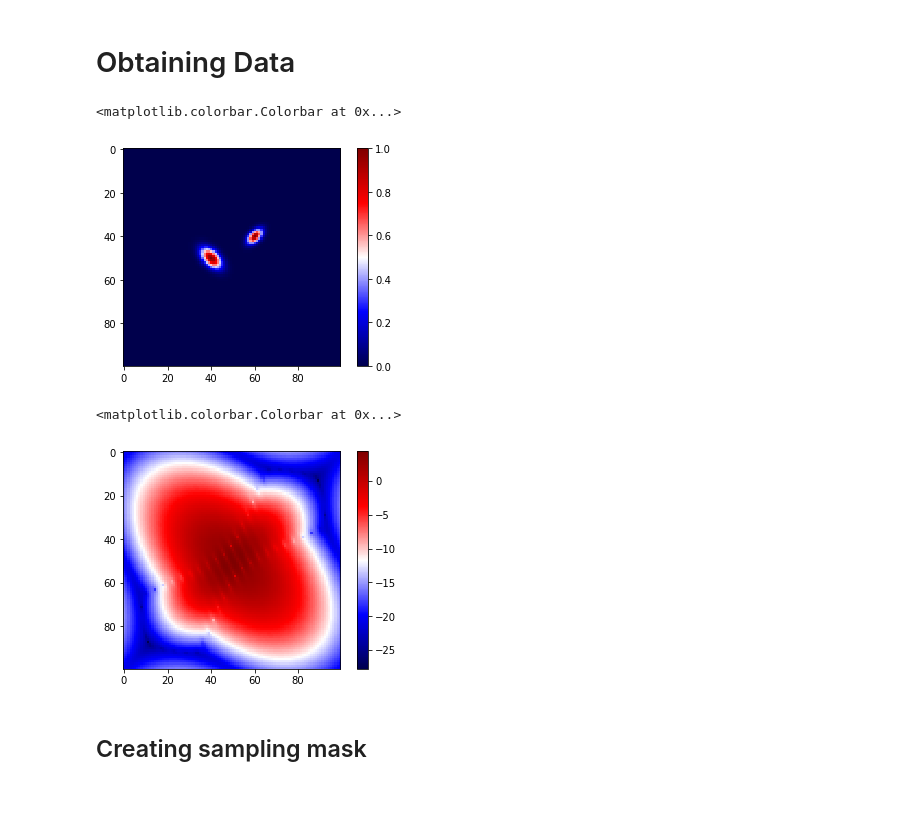
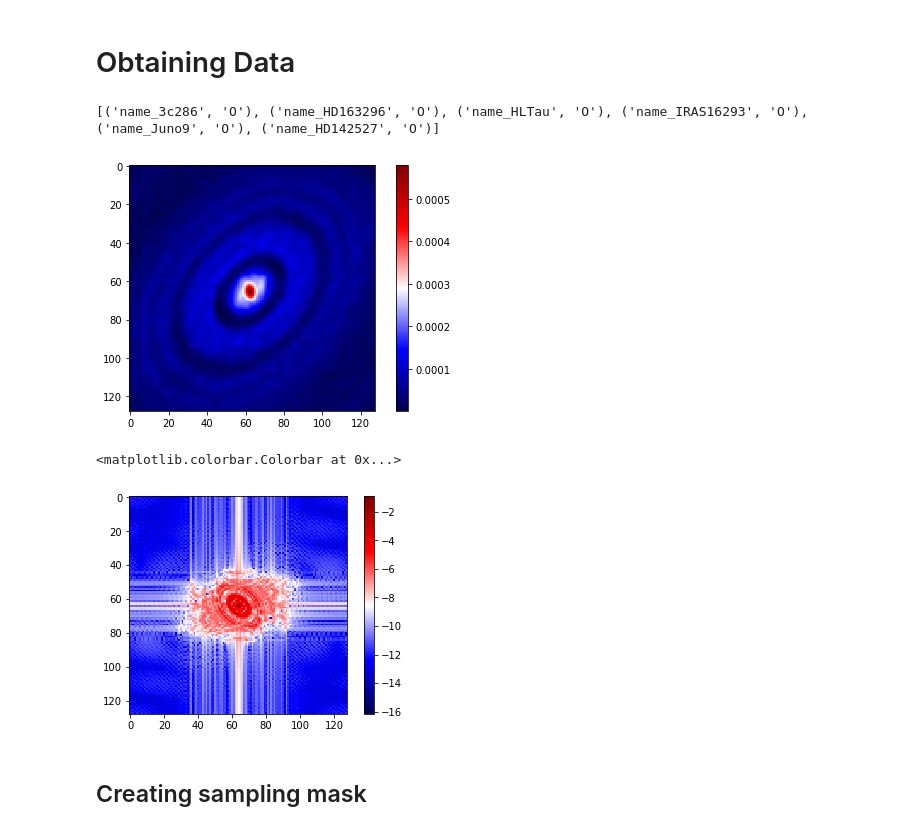
Before and after one commit to lerkoah/BayesianInterferometryIDS, a Jupyter notebook: src/testing_spectral_estimatio_model.ipynb, the cells around one changed output. Saved outputs shown, nothing was run; the diff lists cells and outputs as text; code cells hidden in the pictures; blank space fills up the shorter version.

```diff
--- a/src/testing_spectral_estimatio_model.ipynb
+++ b/src/testing_spectral_estimatio_model.ipynb
@@ -8,7 +8,7 @@ import matplotlib.pyplot as plt
 # %% [markdown]
 # Obtaining Data
 # %%
-control = 0 # 0: sinthetic; 1: real
+control = 1 # 0: sinthetic; 1: real
 mycmap = 'seismic'
 np.random.seed(51)
 # %%
@@ -51,43 +51,45 @@ if control:
     fileName = 'Dataset_ALMA_11_07_17.mat'
     fullPath = path +'/' + fileName
     data = sio.loadmat(fullPath)
-    imageName = 'name_HD142527'
+    imageName = 'name_HLTau'
     img = data['Dataset'][imageName][0,0]['size_128x128'][0,0]
     IMAGE_SIZE_X, IMAGE_SIZE_Y = img.shape
     x = np.arange(IMAGE_SIZE_X)
     y = np.arange(IMAGE_SIZE_Y)
 
     print(data['Dataset'].dtype)
 elif not control:
     x = np.arange(100)
     y = np.arange(100)
 
     s1 = np.array([20,10])
     s2 = np.array([20,10])
     s12 = np.array([10,-5])
 
     a = -0.5*s2/(s1*s2-s12**2)
     b = -0.5*s1/(s1*s2-s12**2)
     c = s12/(s1*s2-s12**2)
 #     invSigma = np.array([[-2.*a,-c],[-c, -2.*b]])
 #     print(np.linalg.inv(invSigma))
 
     e = np.array([50,40])
     f = np.array([40,60])
     numberOfBasis = e.shape[0]
     img = np.zeros((x.shape[0],y.shape[0]))
 
     for i in range(x.shape[0]):
         for j in range(y.shape[0]):
             for k in range(numberOfBasis):
                 img[i,j] = img[i,j] + psi(x[i],y[j],a[k],b[k],c[k],e[k],f[k])
     IMAGE_SIZE_X, IMAGE_SIZE_Y = img.shape
 
-plt.imshow(img, cmap=mycmap)
+plt.imshow(0.00058*img/np.max(img), cmap=mycmap)
 plt.colorbar()
+plt.tight_layout()
+plt.savefig('{}.png'.format(imageName), format='png')
 # %% [output]
-<matplotlib.colorbar.Colorbar at 0x...>
+[('name_3c286', 'O'), ('name_HD163296', 'O'), ('name_HLTau', 'O'), ('name_IRAS16293', 'O'), ('name_Juno9', 'O'), ('name_HD142527', 'O')]
-[figure, old version]
+[figure, new version]
 # %%
 # Calculate the spectrum
 img_fft= np.fft.fft2(img)
@@ -97,7 +99,7 @@ plt.imshow(np.log(np.abs(FTgshift)), cmap=mycmap)
 plt.colorbar()
 # %% [output]
 <matplotlib.colorbar.Colorbar at 0x...>
-[figure, old version]
+[figure, new version]
 # %% [markdown]
 ## Creating sampling mask
 # %% [markdown]
```
Also changed, not shown: parts of 17 cells of this notebook, 3 other files.
